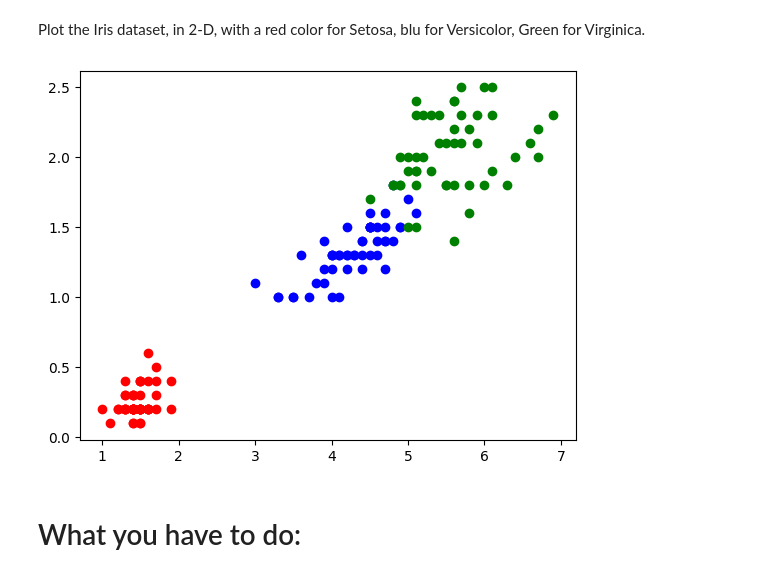
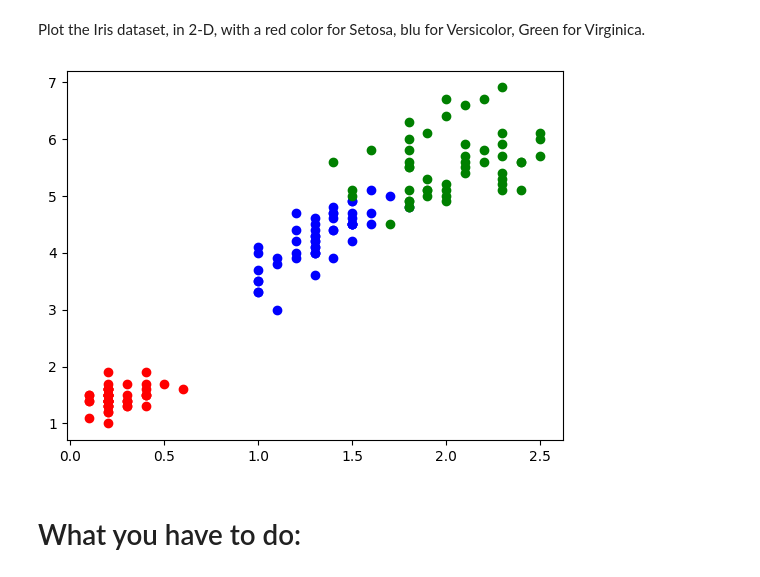
Before and after one commit to lorenzobotto/eserciziAaut, a Jupyter notebook: Meo/22-23/ex2_knn/classification_iris_knn_aa_21_22.ipynb, the cells around one changed output. Saved outputs shown, nothing was run; the diff lists cells and outputs as text; code cells hidden in the pictures.

```diff
--- a/Meo/22-23/ex2_knn/classification_iris_knn_aa_21_22.ipynb
+++ b/Meo/22-23/ex2_knn/classification_iris_knn_aa_21_22.ipynb
@@ -358,19 +358,18 @@ Plot the Iris dataset, in 2-D, with a red color for Setosa, blu for Versicolor,
 # %%
 import matplotlib.pyplot as plt
 from sklearn.datasets import load_iris
 from sklearn import feature_selection
 iris = load_iris()
 import numpy as np
 
-
 arrayMutual = feature_selection.mutual_info_classif(iris.data, iris.target)
-ind = np.argpartition(arrayMutual, -2)[-2:]
+ind = np.argpartition(arrayMutual, 2)[2:]
 color = ['red', 'blue', 'green']
 
 for example in range(len(iris.data)):
     plt.scatter(iris.data[example, ind[0]], iris.data[example, ind[1]], c=color[iris.target[example]])
 # %% [output]
-[figure, old version]
+[figure, new version]
 # %% [markdown]
 # What you have to do:
 # %% [markdown]
```
Also changed, not shown: parts of 4 cells of this notebook.
